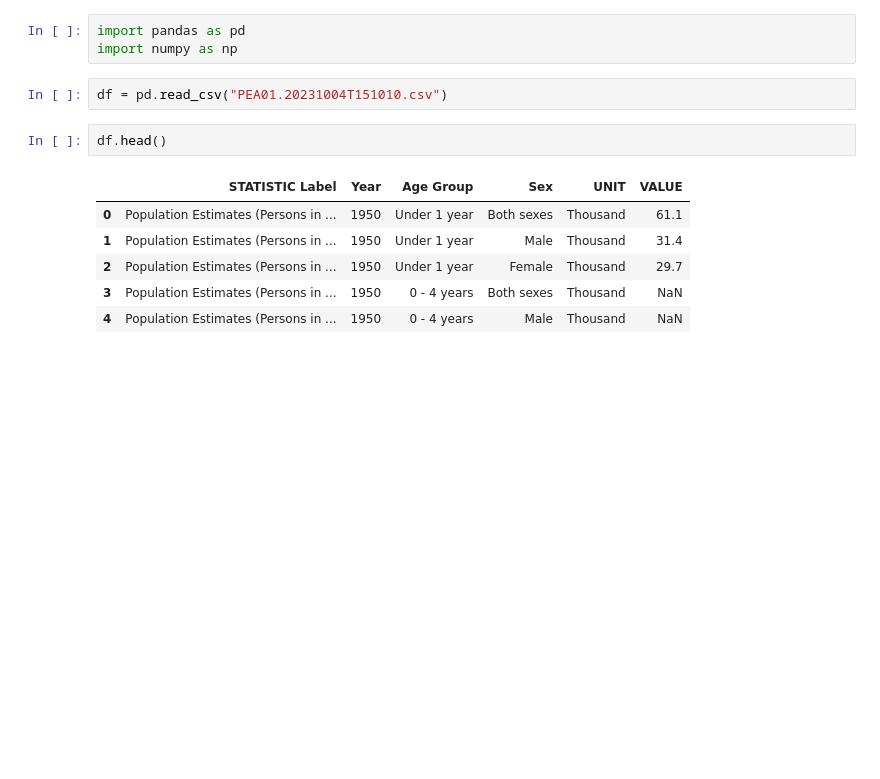
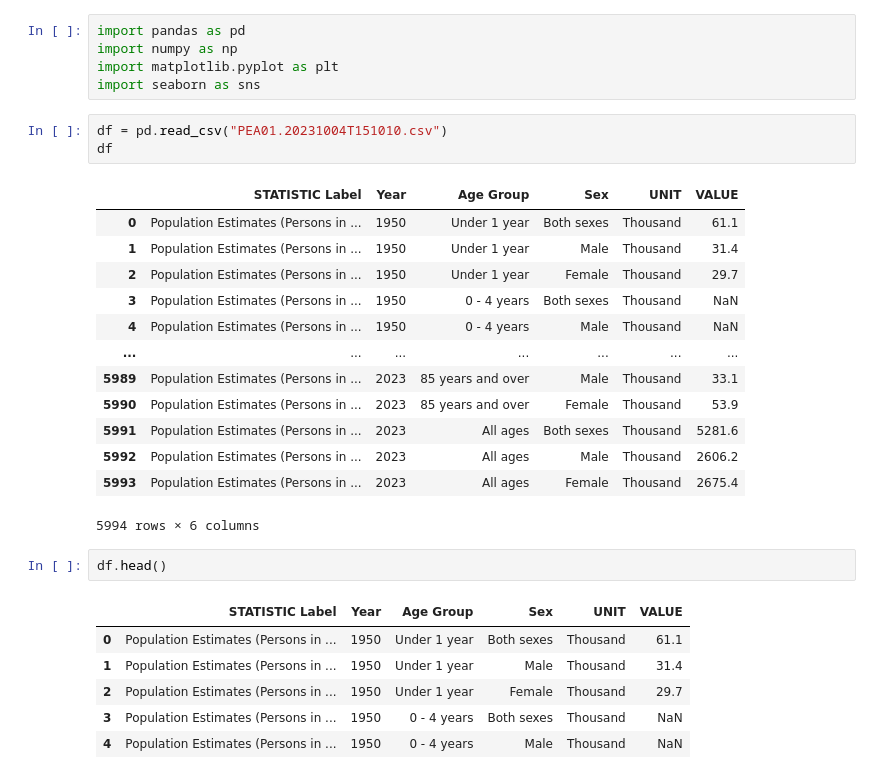
Before and after one commit to RuairiData/MSc-Data-Analysis, a Jupyter notebook: Untitled.ipynb, the cells around one changed output. Saved outputs shown, nothing was run; the diff lists cells and outputs as text; blank space fills up the shorter version.

```diff
--- a/Untitled.ipynb
+++ b/Untitled.ipynb
@@ -1,8 +1,25 @@
 # %%
 import pandas as pd
 import numpy as np
+import matplotlib.pyplot as plt
+import seaborn as sns
 # %%
 df = pd.read_csv("PEA01.20231004T151010.csv")
+df
+# %% [output]
+|  | STATISTIC Label | Year | Age Group | Sex | UNIT | VALUE |
+| 0 | Population Estimates (Persons in ... | 1950 | Under 1 year | Both sexes | Thousand | 61.1 |
+| 1 | Population Estimates (Persons in ... | 1950 | Under 1 year | Male | Thousand | 31.4 |
+| 2 | Population Estimates (Persons in ... | 1950 | Under 1 year | Female | Thousand | 29.7 |
+| 3 | Population Estimates (Persons in ... | 1950 | 0 - 4 years | Both sexes | Thousand | NaN |
+| 4 | Population Estimates (Persons in ... | 1950 | 0 - 4 years | Male | Thousand | NaN |
+| ... | ... | ... | ... | ... | ... | ... |
+| 5989 | Population Estimates (Persons in ... | 2023 | 85 years and over | Male | Thousand | 33.1 |
+| 5990 | Population Estimates (Persons in ... | 2023 | 85 years and over | Female | Thousand | 53.9 |
+| 5991 | Population Estimates (Persons in ... | 2023 | All ages | Both sexes | Thousand | 5281.6 |
+| 5992 | Population Estimates (Persons in ... | 2023 | All ages | Male | Thousand | 2606.2 |
+| 5993 | Population Estimates (Persons in ... | 2023 | All ages | Female | Thousand | 2675.4 |
+5994 rows × 6 columns
 # %%
 df.head()
 # %% [output]
```
Also changed, not shown: parts of 9 cells of this notebook, 4 other files.
